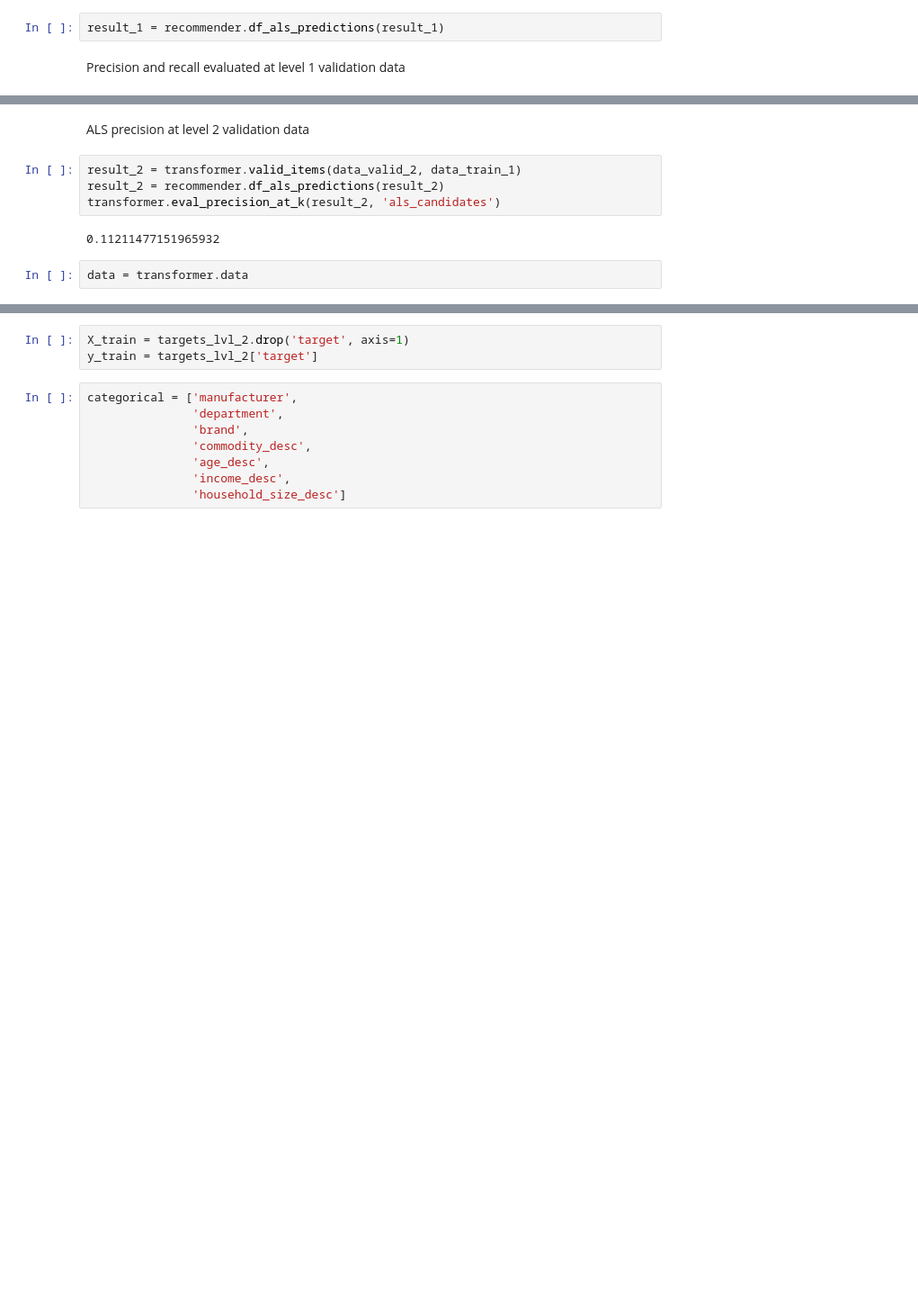
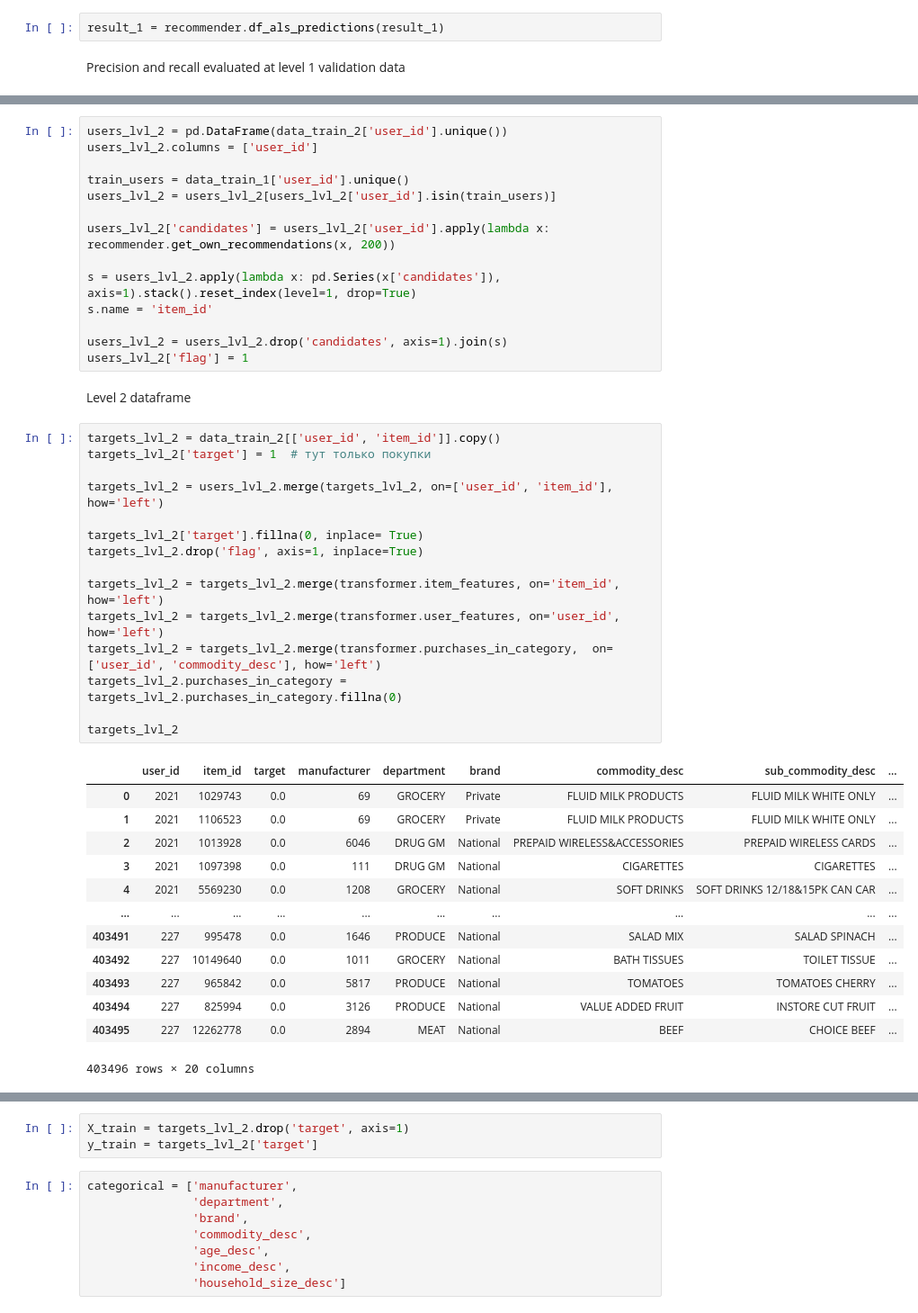
Before and after one commit to slowwavesleep/RecSysCourse, a Jupyter notebook: project/project.ipynb, the cells around one changed output, grey strips where cells are left out. Shown at 90% size. Cells and saved outputs as stored; diff of their text form; blank space fills up the shorter version.

```diff
--- a/project/project.ipynb
+++ b/project/project.ipynb
@@ -46,11 +68,46 @@ transformer.eval_precision_at_k(result_1, 'als_candidates')
-# %% [markdown]
-ALS precision at level 2 validation data
-# %%
-result_2 = transformer.valid_items(data_valid_2, data_train_1)
-result_2 = recommender.df_als_predictions(result_2)
-transformer.eval_precision_at_k(result_2, 'als_candidates')
-# %% [output]
-0.11211477151965932
-# %%
-data = transformer.data
+# %%
+users_lvl_2 = pd.DataFrame(data_train_2['user_id'].unique())
+users_lvl_2.columns = ['user_id']
+
+train_users = data_train_1['user_id'].unique()
+users_lvl_2 = users_lvl_2[users_lvl_2['user_id'].isin(train_users)]
+
+users_lvl_2['candidates'] = users_lvl_2['user_id'].apply(lambda x: recommender.get_own_recommendations(x, 200))
+
+s = users_lvl_2.apply(lambda x: pd.Series(x['candidates']), axis=1).stack().reset_index(level=1, drop=True)
+s.name = 'item_id'
+
+users_lvl_2 = users_lvl_2.drop('candidates', axis=1).join(s)
+users_lvl_2['flag'] = 1
+# %% [markdown]
+Level 2 dataframe
+# %%
+targets_lvl_2 = data_train_2[['user_id', 'item_id']].copy()
+targets_lvl_2['target'] = 1  # тут только покупки
+
+targets_lvl_2 = users_lvl_2.merge(targets_lvl_2, on=['user_id', 'item_id'], how='left')
+
+targets_lvl_2['target'].fillna(0, inplace= True)
+targets_lvl_2.drop('flag', axis=1, inplace=True)
+
+targets_lvl_2 = targets_lvl_2.merge(transformer.item_features, on='item_id', how='left')
+targets_lvl_2 = targets_lvl_2.merge(transformer.user_features, on='user_id', how='left')
+targets_lvl_2 = targets_lvl_2.merge(transformer.purchases_in_category,  on=['user_id', 'commodity_desc'], how='left')
+targets_lvl_2.purchases_in_category = targets_lvl_2.purchases_in_category.fillna(0)
+
+targets_lvl_2
+# %% [output]
+|  | user_id | item_id | target | manufacturer | department | brand | commodity_desc | sub_commodity_desc | ... |
+| 0 | 2021 | 1029743 | 0.0 | 69 | GROCERY | Private | FLUID MILK PRODUCTS | FLUID MILK WHITE ONLY | ... |
+| 1 | 2021 | 1106523 | 0.0 | 69 | GROCERY | Private | FLUID MILK PRODUCTS | FLUID MILK WHITE ONLY | ... |
+| 2 | 2021 | 1013928 | 0.0 | 6046 | DRUG GM | National | PREPAID WIRELESS&ACCESSORIES | PREPAID WIRELESS CARDS | ... |
+| 3 | 2021 | 1097398 | 0.0 | 111 | DRUG GM | National | CIGARETTES | CIGARETTES | ... |
+| 4 | 2021 | 5569230 | 0.0 | 1208 | GROCERY | National | SOFT DRINKS | SOFT DRINKS 12/18&15PK CAN CAR | ... |
+| ... | ... | ... | ... | ... | ... | ... | ... | ... | ... |
+| 403491 | 227 | 995478 | 0.0 | 1646 | PRODUCE | National | SALAD MIX | SALAD SPINACH | ... |
+| 403492 | 227 | 10149640 | 0.0 | 1011 | GROCERY | National | BATH TISSUES | TOILET TISSUE | ... |
+| 403493 | 227 | 965842 | 0.0 | 5817 | PRODUCE | National | TOMATOES | TOMATOES CHERRY | ... |
+| 403494 | 227 | 825994 | 0.0 | 3126 | PRODUCE | National | VALUE ADDED FRUIT | INSTORE CUT FRUIT | ... |
+| 403495 | 227 | 12262778 | 0.0 | 2894 | MEAT | National | BEEF | CHOICE BEEF | ... |
+403496 rows × 20 columns
 # %%
```
Also changed, not shown: parts of 12 cells of this notebook, 1 other file.
